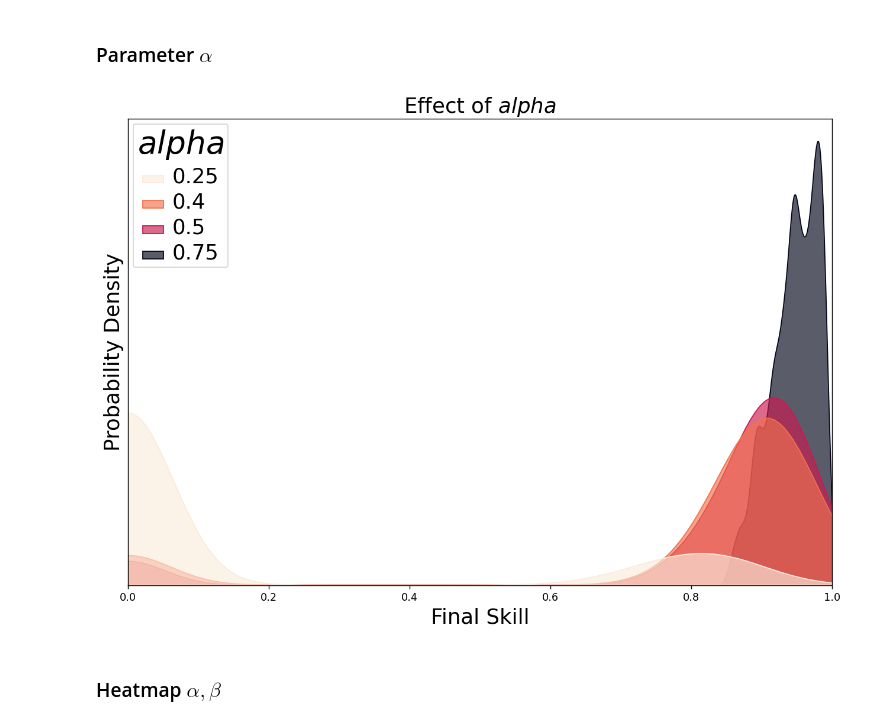
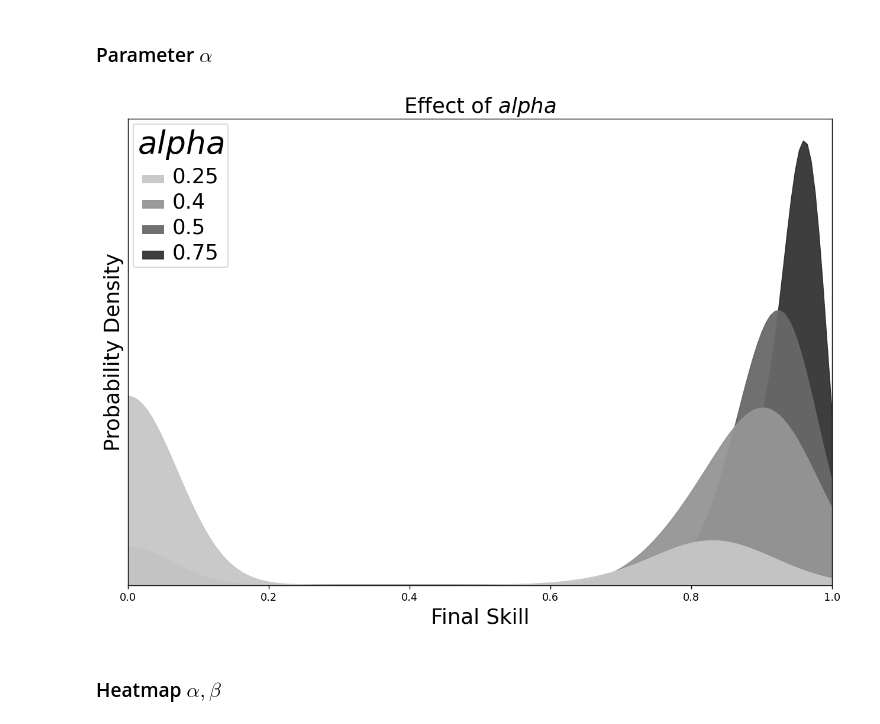
Before and after one commit to plaskar/rps_model, a Jupyter notebook: notebooks/RPS Sensitivity.ipynb, the cells around one changed output. Drawn from its saved outputs; the diff is of its cells as text; code cells hidden in the pictures.

```diff
--- a/notebooks/RPS Sensitivity.ipynb
+++ b/notebooks/RPS Sensitivity.ipynb
@@ -156,8 +168,8 @@ log_sen2.practice_events_histogram(param='S_0', par_vals=s0_vals_filt,
 ## 1.3 Varying Parameters $\alpha,\beta$
 # %%
 # run model for different values of parameter a and b:
-alpha_vals = np.round(np.linspace(0.05, 1.05, 21), 3)
-beta_vals = np.round(np.linspace(0.05, 1.05, 21), 3)
+alpha_vals = np.round(np.linspace(0.0, 1, 21), 3)
+beta_vals = np.round(np.linspace(0.0, 1, 21), 3)
 
 log_par_dict3 =  {'alpha': alpha_vals,
                  'beta': beta_vals,
@@ -177,19 +189,21 @@ df_log_sim_alp_bet = log_sen_alp_bet.df_sim
 # %%
 alpha_vals_filt = [0.25, 0.4, 0.5, 0.75] # varying alpha vals
 beta_fixed = 5 # fixed beta
 log_sen_alp_bet.final_skill_histogram(param='alpha', par_vals=alpha_vals_filt,
                              par_others = {'beta': 0.2},
-                             plot_parms = {'bw_adjust':1, 'legend_head_fs':30, 'legend_txt_fs':20, 'legend_pos':'upper left',
-                                           'save_location': '../plots/sens_logistic_alpha_finalS.png'}
+                             plot_parms = {'bw_adjust':1, 'legend_head_fs':30, 'legend_txt_fs':20,
+                                           'legend_pos':'upper left',
+                                           'palette': sns.color_palette("Greys", n_colors=5)[1:],
+                                           'save_location': '../plots/sens_logistic_alpha_finalS.jpg'}
                              )
 # log_sen_alp_bet.practice_events_histogram(param='alpha', par_vals=alpha_vals_filt,
 #                                  par_others = {'beta': 5},
 #                                  plot_parms = {'legend_head_fs':30, 'legend_txt_fs':20,
 #                                                'legend_pos':'upper left','x_lim_max':800,
 #                                            'save_location': '../plots/sens_logistic_alpha_nprac.png'}
 #                                  )
 # %% [output]
-[figure, old version]
+[figure, new version]
 # %% [markdown]
 ### Heatmap $\alpha, \beta$
 # %%
```
Also changed, not shown: parts of 11 cells of this notebook, 46 other files.
